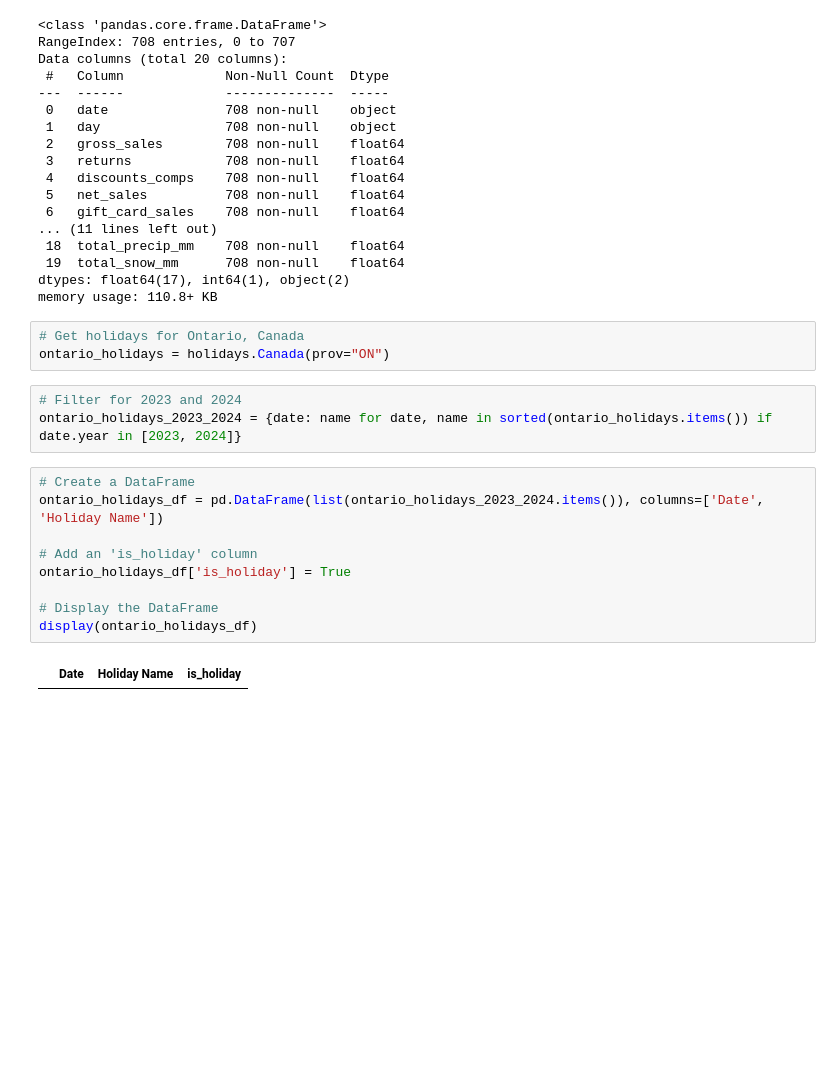
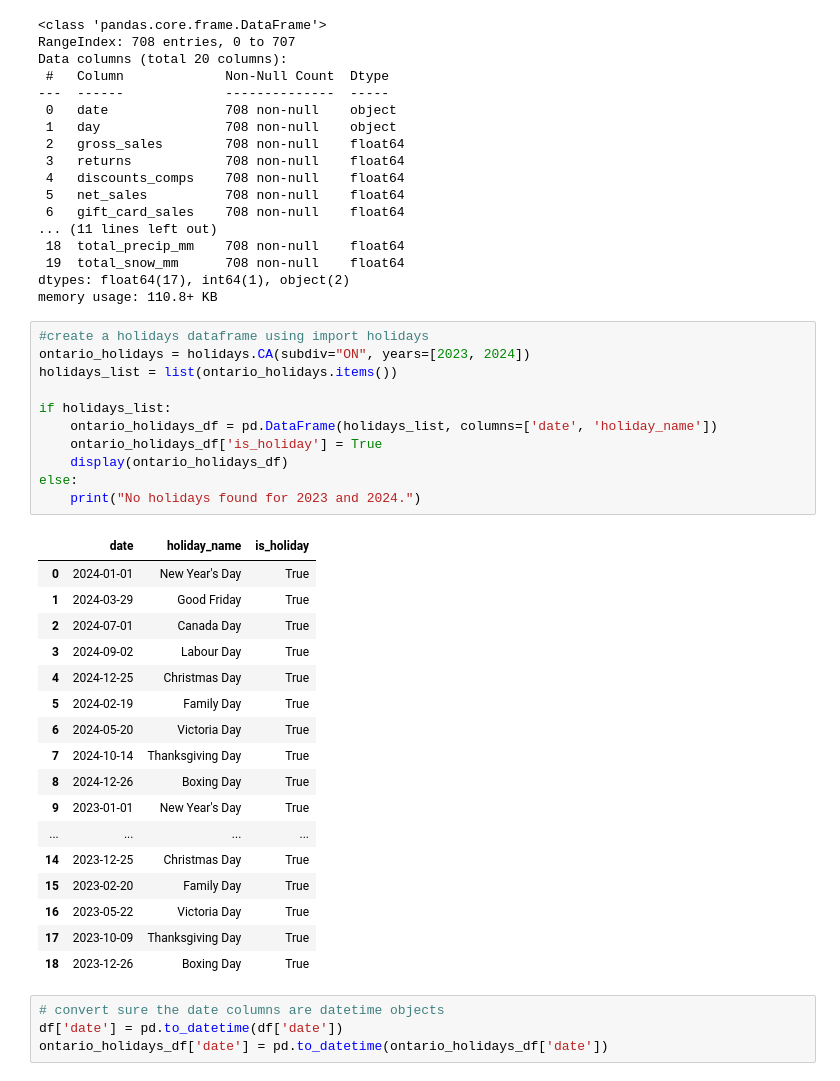
Before and after one commit to tsuijonathan/bakery_sales_analysis, a Jupyter notebook: notebooks/final_data_cleaning.ipynb, the cells around one changed output. Saved outputs shown, nothing was run; the diff lists cells and outputs as text; blank space fills up the shorter version.

```diff
--- a/notebooks/final_data_cleaning.ipynb
+++ b/notebooks/final_data_cleaning.ipynb
@@ -28,20 +39,36 @@ Data columns (total 20 columns):
  19  total_snow_mm      708 non-null    float64
 dtypes: float64(17), int64(1), object(2)
 memory usage: 110.8+ KB
-# %%
-# Get holidays for Ontario, Canada
-ontario_holidays = holidays.Canada(prov="ON")
-# %%
-# Filter for 2023 and 2024
-ontario_holidays_2023_2024 = {date: name for date, name in sorted(ontario_holidays.items()) if date.year in [2023, 2024]}
-# %%
-# Create a DataFrame
-ontario_holidays_df = pd.DataFrame(list(ontario_holidays_2023_2024.items()), columns=['Date', 'Holiday Name'])
-
-# Add an 'is_holiday' column
-ontario_holidays_df['is_holiday'] = True
-
-# Display the DataFrame
-display(ontario_holidays_df)
-# %% [output]
-|  | Date | Holiday Name | is_holiday |
+# %%
+#create a holidays dataframe using import holidays
+ontario_holidays = holidays.CA(subdiv="ON", years=[2023, 2024])
+holidays_list = list(ontario_holidays.items())
+
+if holidays_list:
+    ontario_holidays_df = pd.DataFrame(holidays_list, columns=['date', 'holiday_name'])
+    ontario_holidays_df['is_holiday'] = True
+    display(ontario_holidays_df)
+else:
+    print("No holidays found for 2023 and 2024.")
+# %% [output]
+|  | date | holiday_name | is_holiday |
+| 0 | 2024-01-01 | New Year's Day | True |
+| 1 | 2024-03-29 | Good Friday | True |
+| 2 | 2024-07-01 | Canada Day | True |
+| 3 | 2024-09-02 | Labour Day | True |
+| 4 | 2024-12-25 | Christmas Day | True |
+| 5 | 2024-02-19 | Family Day | True |
+| 6 | 2024-05-20 | Victoria Day | True |
+| 7 | 2024-10-14 | Thanksgiving Day | True |
+| 8 | 2024-12-26 | Boxing Day | True |
+| 9 | 2023-01-01 | New Year's Day | True |
+| ... | ... | ... | ... |
+| 14 | 2023-12-25 | Christmas Day | True |
+| 15 | 2023-02-20 | Family Day | True |
+| 16 | 2023-05-22 | Victoria Day | True |
+| 17 | 2023-10-09 | Thanksgiving Day | True |
+| 18 | 2023-12-26 | Boxing Day | True |
+# %%
+# convert sure the date columns are datetime objects
+df['date'] = pd.to_datetime(df['date'])
+ontario_holidays_df['date'] = pd.to_datetime(ontario_holidays_df['date'])
```
Also changed, not shown: parts of 17 cells of this notebook, 4 other files.
